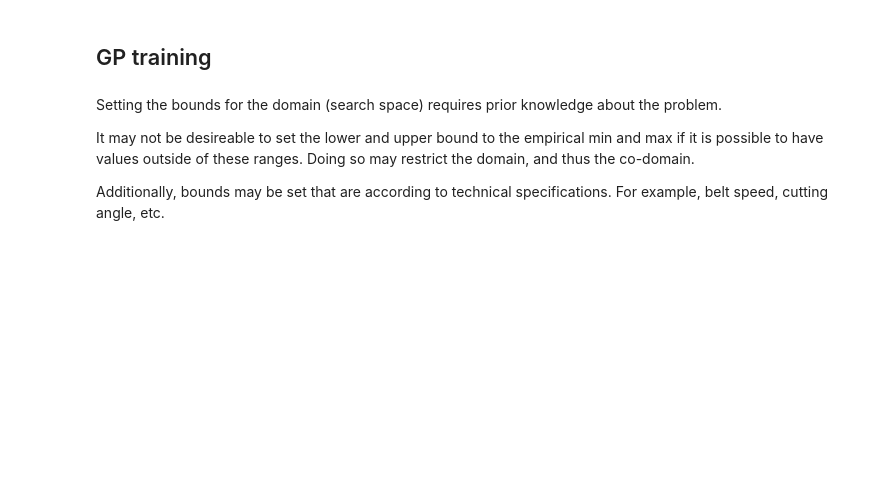
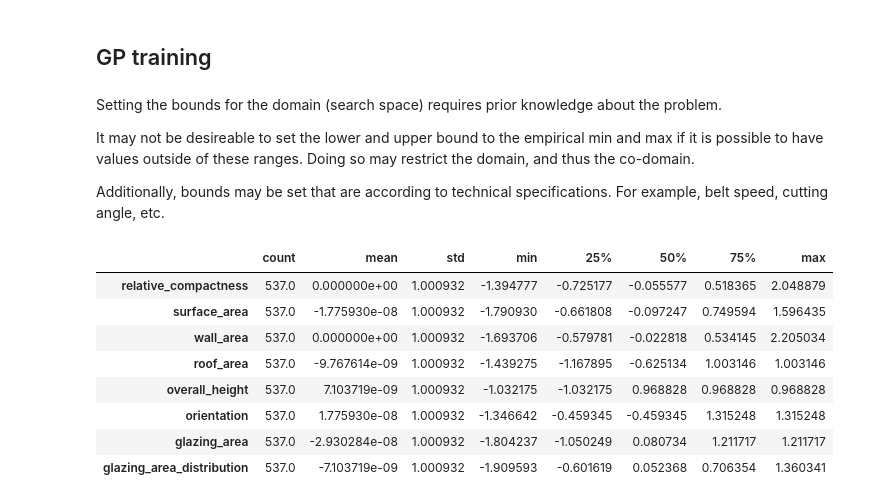
Before and after one commit to GStechschulte/process-optimization, a Jupyter notebook: process-opt/bayes_opt.ipynb, the cells around one changed output. Cells and saved outputs as stored; diff of their text form; code cells hidden in the pictures; blank space fills up the shorter version.

```diff
--- a/process-opt/bayes_opt.ipynb
+++ b/process-opt/bayes_opt.ipynb
@@ -120,3 +122,17 @@ Setting the bounds for the domain (search space) requires prior knowledge about
 It may not be desireable to set the lower and upper bound to the empirical min and max if it is possible to have values outside of these ranges. Doing so may restrict the domain, and thus the co-domain.
 
 Additionally, bounds may be set that are according to technical specifications. For example, belt speed, cutting angle, etc.
+# %%
+df_ = pd.DataFrame(X_train_scaled.numpy())
+df_.columns = X_train.columns
+df_.describe().T
+# %% [output]
+|  | count | mean | std | min | 25% | 50% | 75% | max |
+| relative_compactness | 537.0 | 0.000000e+00 | 1.000932 | -1.394777 | -0.725177 | -0.055577 | 0.518365 | 2.048879 |
+| surface_area | 537.0 | -1.775930e-08 | 1.000932 | -1.790930 | -0.661808 | -0.097247 | 0.749594 | 1.596435 |
+| wall_area | 537.0 | 0.000000e+00 | 1.000932 | -1.693706 | -0.579781 | -0.022818 | 0.534145 | 2.205034 |
+| roof_area | 537.0 | -9.767614e-09 | 1.000932 | -1.439275 | -1.167895 | -0.625134 | 1.003146 | 1.003146 |
+| overall_height | 537.0 | 7.103719e-09 | 1.000932 | -1.032175 | -1.032175 | 0.968828 | 0.968828 | 0.968828 |
+| orientation | 537.0 | 1.775930e-08 | 1.000932 | -1.346642 | -0.459345 | -0.459345 | 1.315248 | 1.315248 |
+| glazing_area | 537.0 | -2.930284e-08 | 1.000932 | -1.804237 | -1.050249 | 0.080734 | 1.211717 | 1.211717 |
+| glazing_area_distribution | 537.0 | -7.103719e-09 | 1.000932 | -1.909593 | -0.601619 | 0.052368 | 0.706354 | 1.360341 |
```
Also changed, not shown: parts of 17 cells of this notebook.
